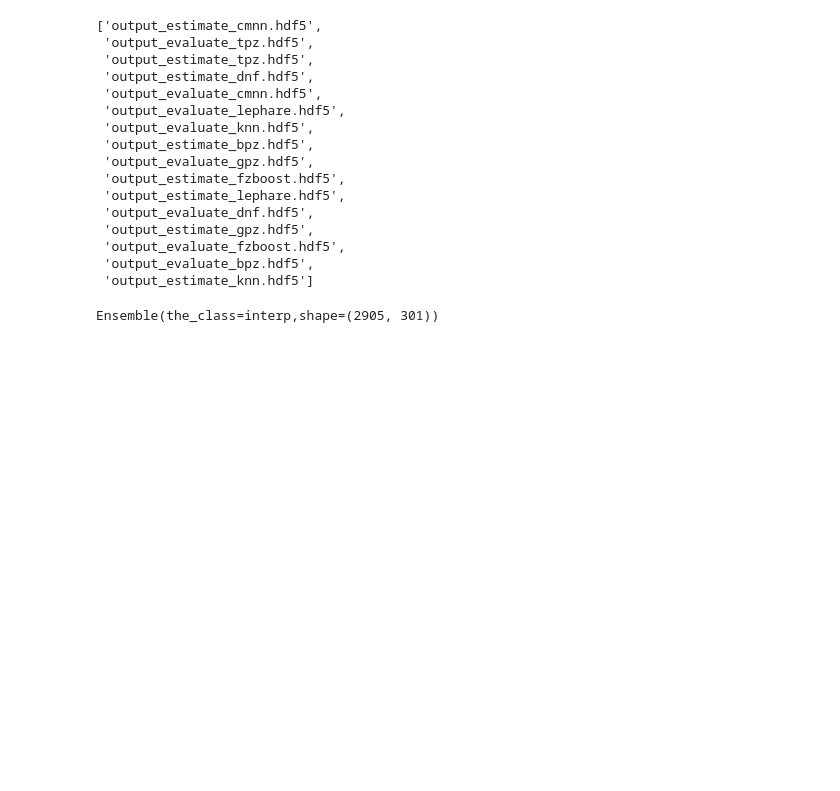
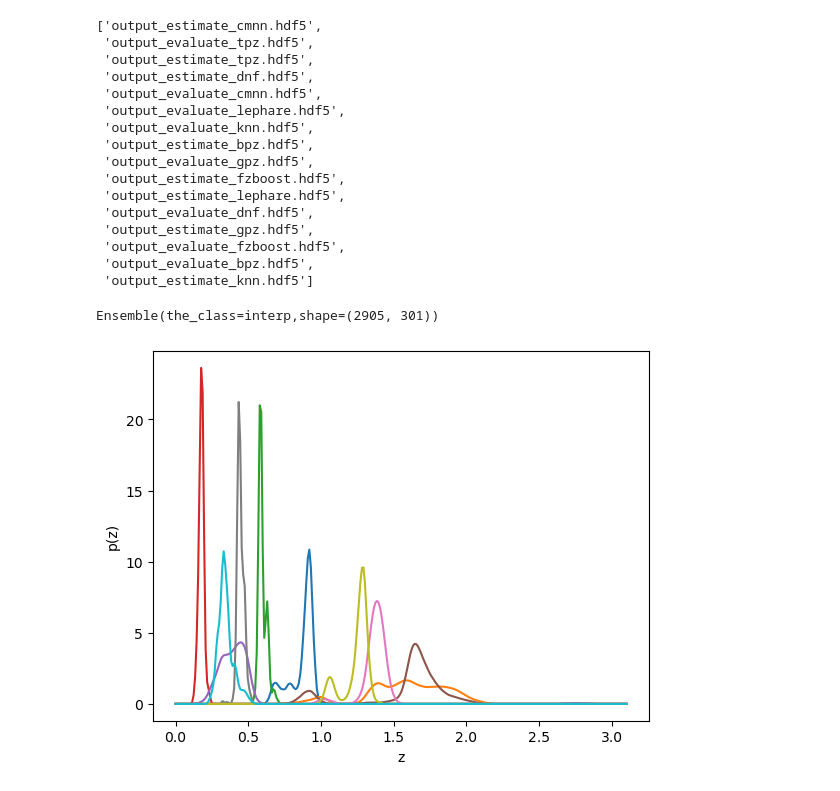
Before and after one commit to sylvielsstfr/PZ-Challenge2025, a Jupyter notebook: docs/notebooks/first_explor/02_AccessToPZDP1data_inandout.ipynb, the cells around one changed output. Drawn from its saved outputs; the diff is of its cells as text; code cells hidden in the pictures; blank space fills up the shorter version.

```diff
--- a/docs/notebooks/first_explor/02_AccessToPZDP1data_inandout.ipynb
+++ b/docs/notebooks/first_explor/02_AccessToPZDP1data_inandout.ipynb
@@ -166,3 +166,12 @@ qpens = qp.read(the_selected_output_fullfile)
 qpens
 # %% [output]
 Ensemble(the_class=interp,shape=(2905, 301))
+# %%
+zgrid = np.linspace(0, 3.1, 301)
+
+for idx in range(10):
+    _ = plt.plot(zgrid, np.squeeze(qpens[idx].pdf(zgrid)))
+_ = plt.xlabel('z')
+_ = plt.ylabel('p(z)')
+# %% [output]
+[figure, added]
```
